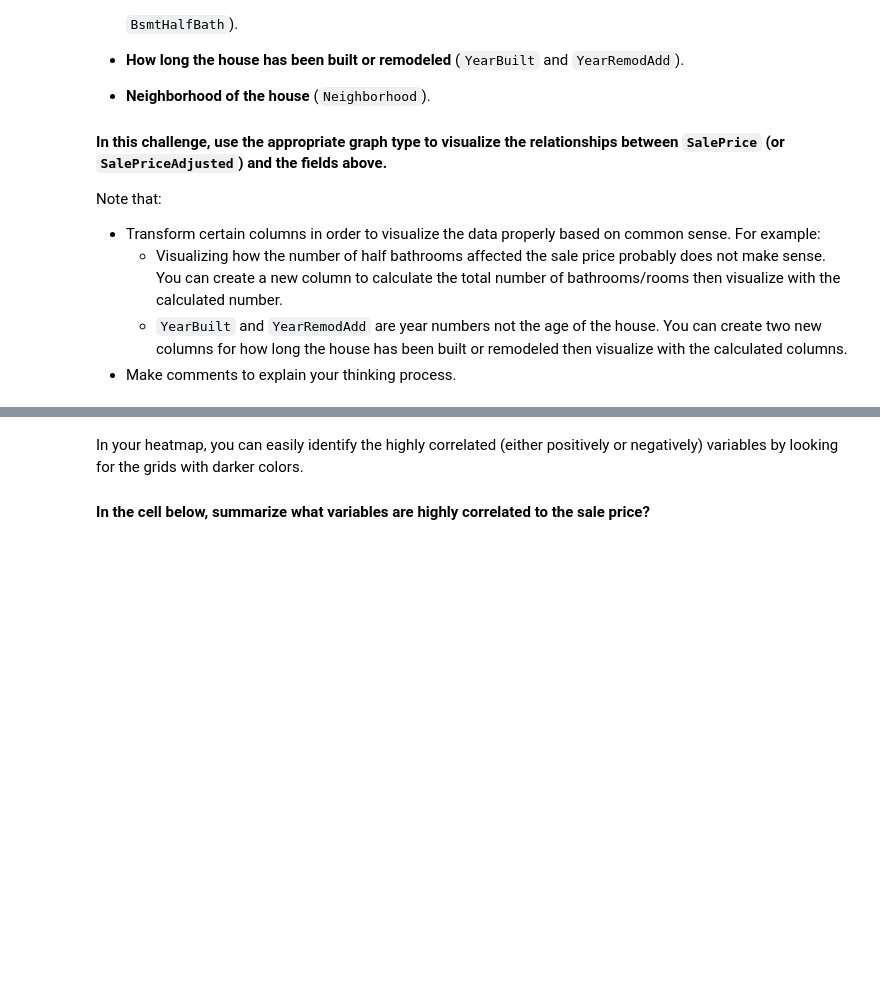
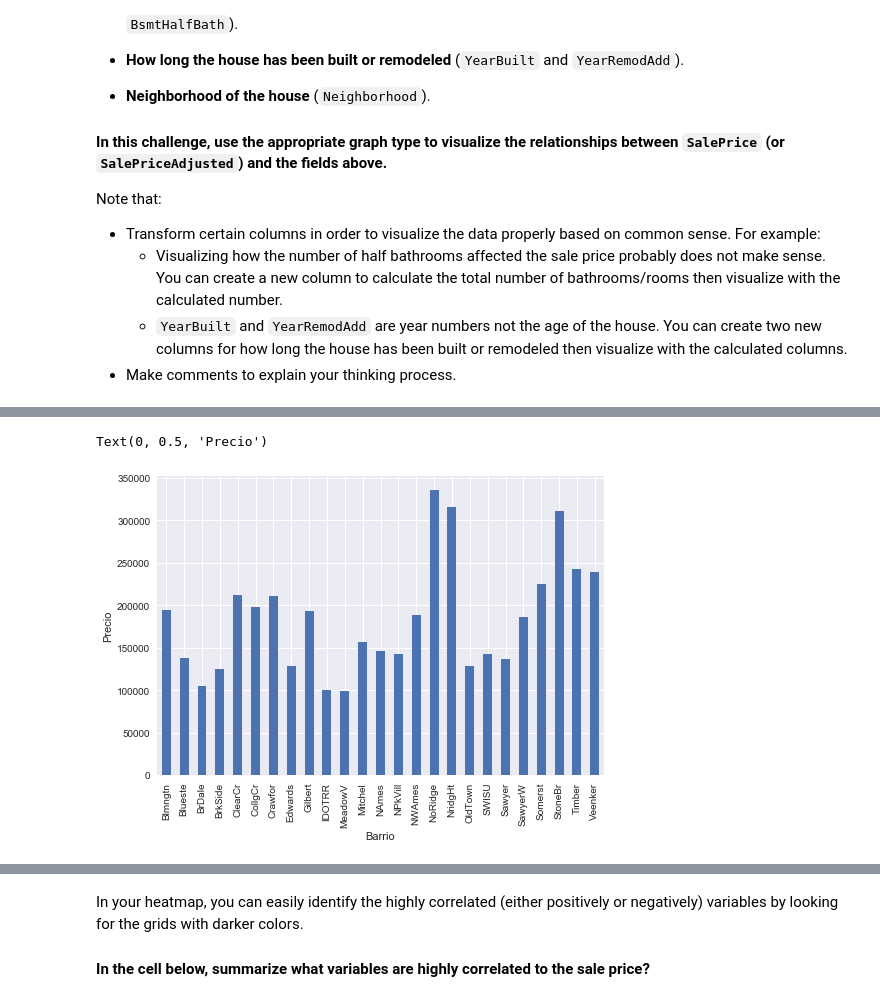
Before and after one commit to ta-datapt-bcn/lab-storytelling-data-visualization, a Jupyter notebook: your-code/main.ipynb, the cells around one changed output, grey strips where cells are left out. Cells and saved outputs as stored; diff of their text form; code cells hidden in the pictures; blank space fills up the shorter version.

```diff
--- a/your-code/main.ipynb
+++ b/your-code/main.ipynb
@@ -106,3 +231,11 @@ Note that:
+# %%
+price = df.groupby('Neighborhood')['SalePrice'].mean()
+price.plot(kind='bar)
+plt.xlabel('Barrio')
+plt.ylabel('Precio')
+# %% [output]
+Text(0, 0.5, 'Precio')
+[figure, added]
 # %% [markdown]
 ## Bonus Challenge 2 - Exploring Data with Correlation Heatmap
 
```
Also changed, not shown: parts of 25 cells of this notebook.
